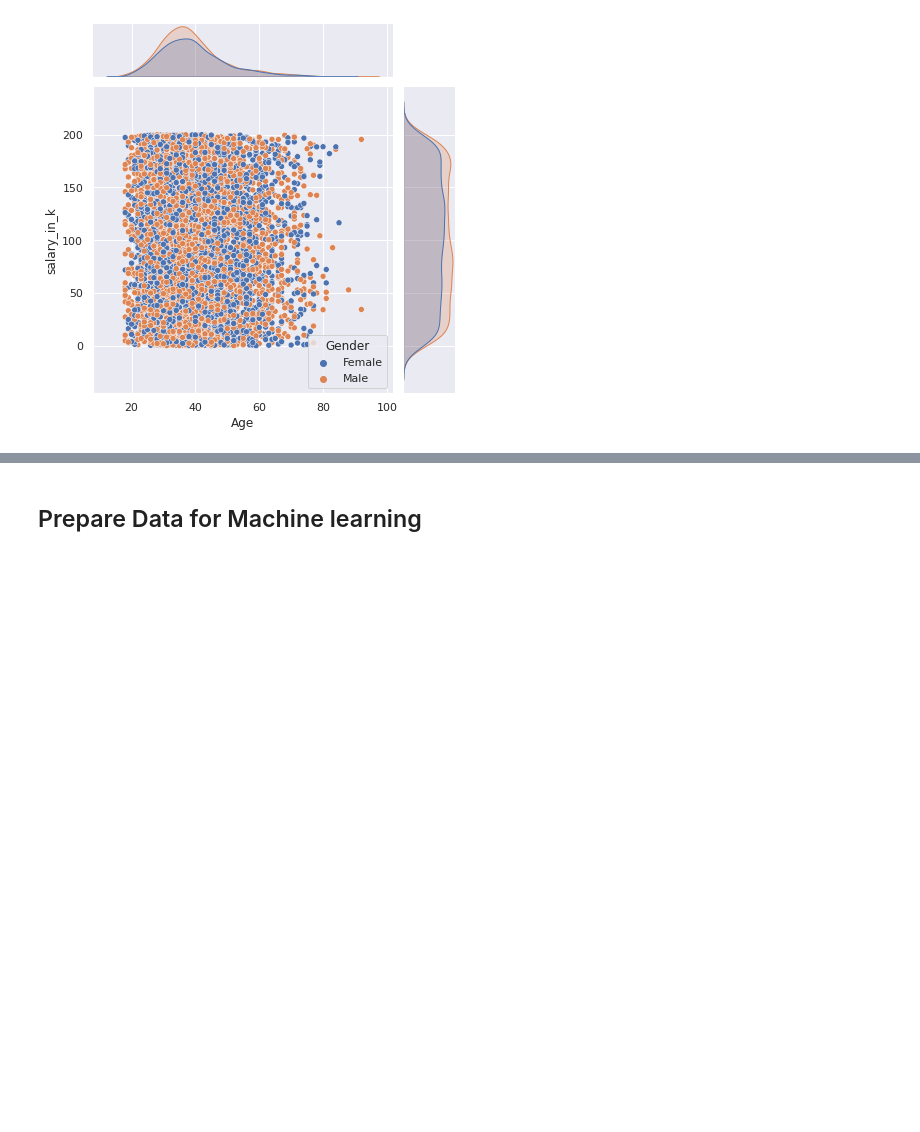
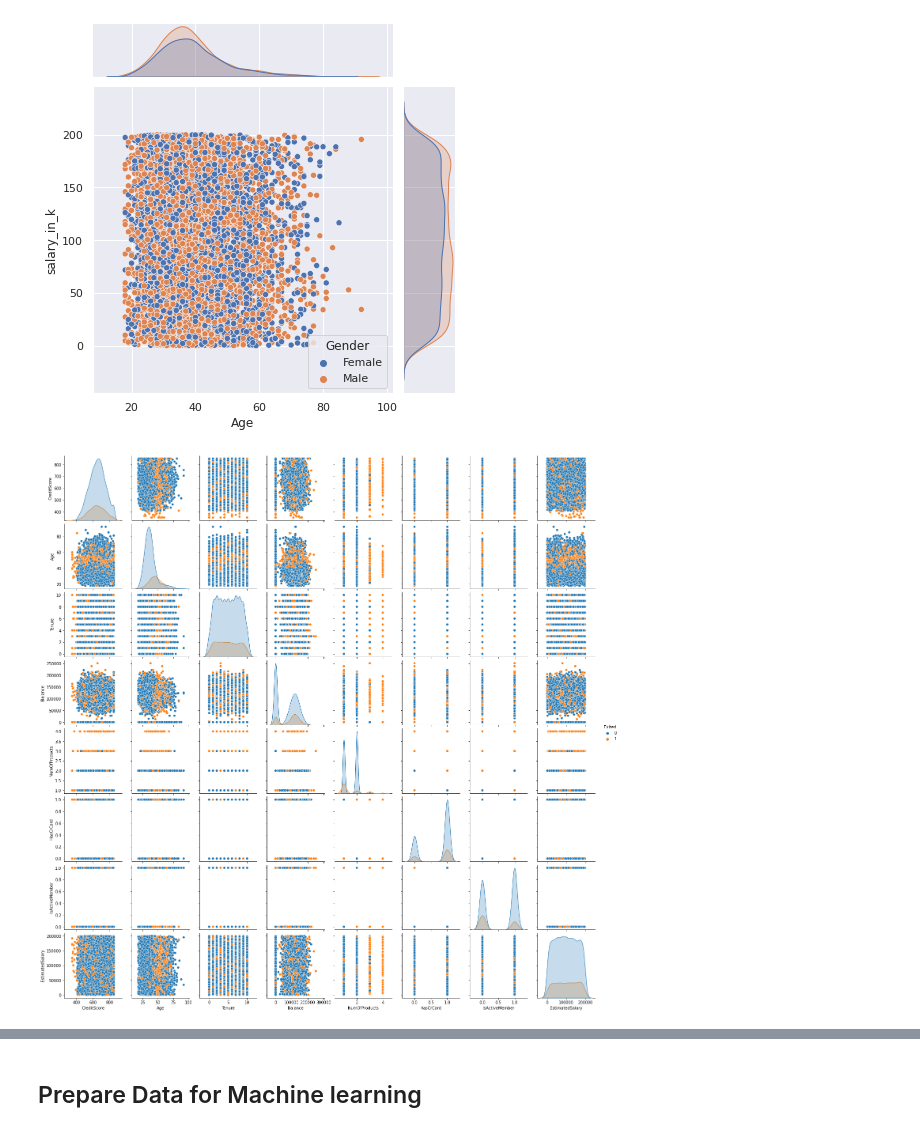
Before and after one commit to amirgarsha/ML_course_maktab, a Jupyter notebook: Project2.ipynb, the cells around one changed output, grey strips where cells are left out. Drawn from its saved outputs; the diff is of its cells as text; code cells hidden in the pictures; blank space fills up the shorter version.

```diff
--- a/Project2.ipynb
+++ b/Project2.ipynb
@@ -158,3 +175,9 @@ sns.jointplot(data=churn_df, x="Age", y="salary_in_k", hue="Gender")
 # %% [output]
 <seaborn.axisgrid.JointGrid at 0x...>
 [figure]
+# %%
+## Bivariate distribution
+sns.pairplot(data = plot_df, hue='Exited')
+plt.show()
+# %% [output]
+[figure, added]
```
Also changed, not shown: parts of 7 cells of this notebook.
